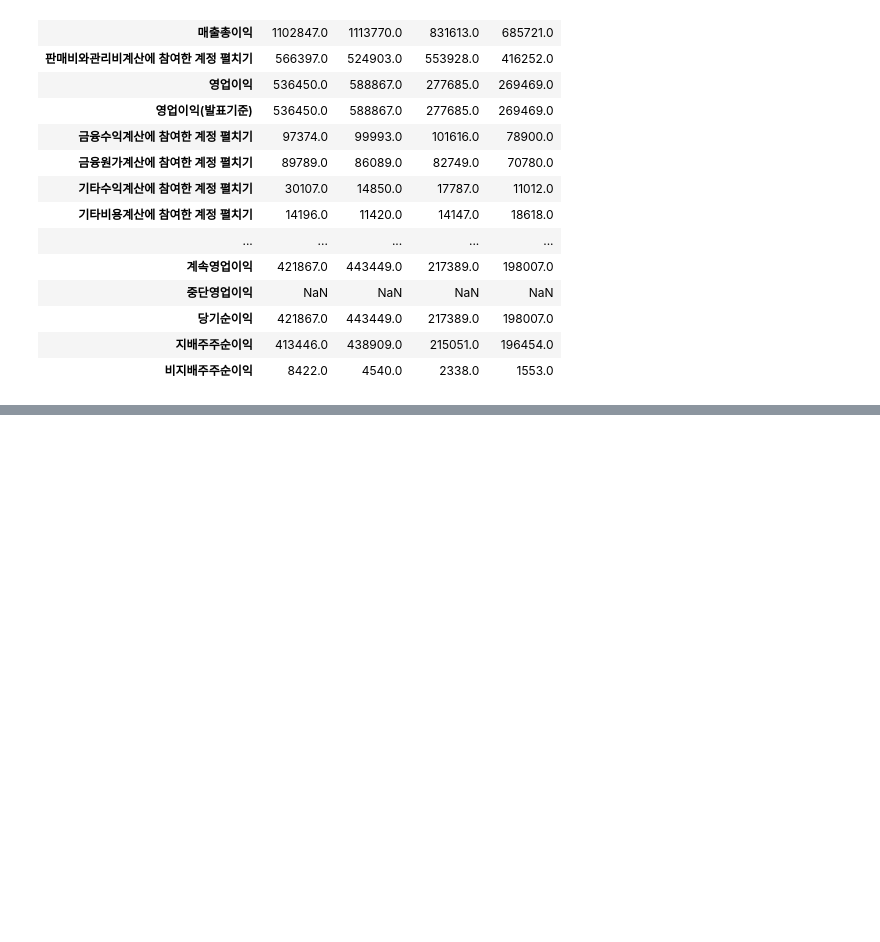
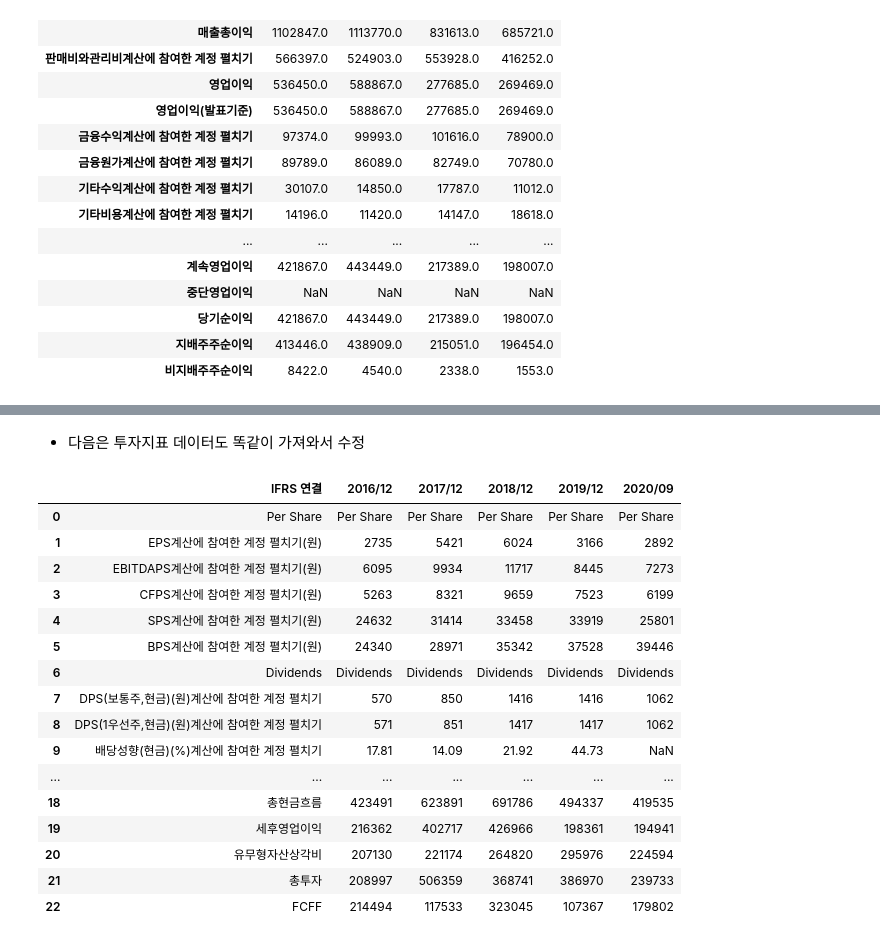
Before and after one commit to starfishkenny/Python, a Jupyter notebook: 20210130_Data collection.ipynb, the cells around one changed output, grey strips where cells are left out. Cells and saved outputs as stored; diff of their text form; code cells hidden in the pictures; blank space fills up the shorter version.

```diff
--- a/20210130_Data collection.ipynb
+++ b/20210130_Data collection.ipynb
@@ -153,0 +378,28 @@ temp_df
+# %% [markdown]
+* 다음은 투자지표 데이터도 똑같이 가져와서 수정
+# %%
+firm_code = 'A005930'
+invest_url = 'https://comp.fnguide.com/svo2/asp/SVD_Invest.asp?pGB=1&gicode='\
++ firm_code + '&cID=&MenuYn=Y&ReportGB=&NewMenuID=105&stkGb=701'
+invest_page = requests.get(invest_url)
+invest_tables = pd.read_html(invest_page.text)
+temp_df = invest_tables[1]
+temp_df
+# %% [output]
+|  | IFRS 연결 | 2016/12 | 2017/12 | 2018/12 | 2019/12 | 2020/09 |
+| 0 | Per Share | Per Share | Per Share | Per Share | Per Share | Per Share |
+| 1 | EPS계산에 참여한 계정 펼치기(원) | 2735 | 5421 | 6024 | 3166 | 2892 |
+| 2 | EBITDAPS계산에 참여한 계정 펼치기(원) | 6095 | 9934 | 11717 | 8445 | 7273 |
+| 3 | CFPS계산에 참여한 계정 펼치기(원) | 5263 | 8321 | 9659 | 7523 | 6199 |
+| 4 | SPS계산에 참여한 계정 펼치기(원) | 24632 | 31414 | 33458 | 33919 | 25801 |
+| 5 | BPS계산에 참여한 계정 펼치기(원) | 24340 | 28971 | 35342 | 37528 | 39446 |
+| 6 | Dividends | Dividends | Dividends | Dividends | Dividends | Dividends |
+| 7 | DPS(보통주,현금)(원)계산에 참여한 계정 펼치기 | 570 | 850 | 1416 | 1416 | 1062 |
+| 8 | DPS(1우선주,현금)(원)계산에 참여한 계정 펼치기 | 571 | 851 | 1417 | 1417 | 1062 |
+| 9 | 배당성향(현금)(%)계산에 참여한 계정 펼치기 | 17.81 | 14.09 | 21.92 | 44.73 | NaN |
+| ... | ... | ... | ... | ... | ... | ... |
+| 18 | 총현금흐름 | 423491 | 623891 | 691786 | 494337 | 419535 |
+| 19 | 세후영업이익 | 216362 | 402717 | 426966 | 198361 | 194941 |
+| 20 | 유무형자산상각비 | 207130 | 221174 | 264820 | 295976 | 224594 |
+| 21 | 총투자 | 208997 | 506359 | 368741 | 386970 | 239733 |
+| 22 | FCFF | 214494 | 117533 | 323045 | 107367 | 179802 |
```
Also changed, not shown: parts of 32 cells of this notebook.
